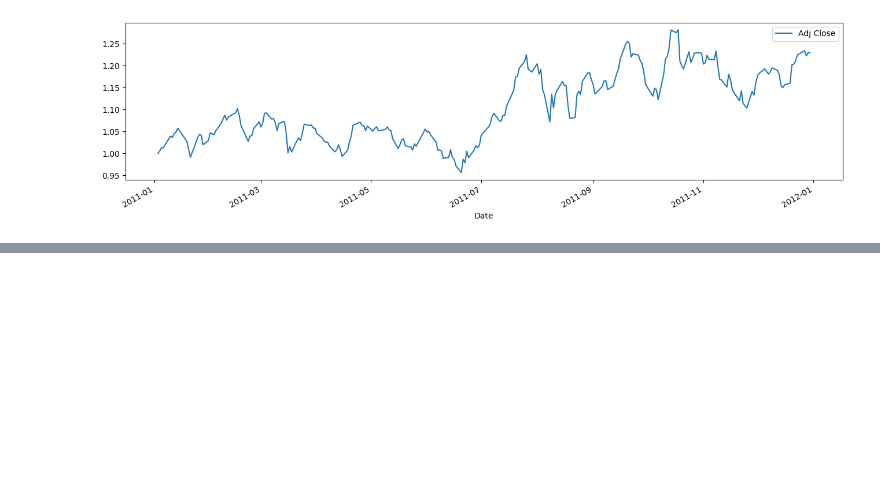
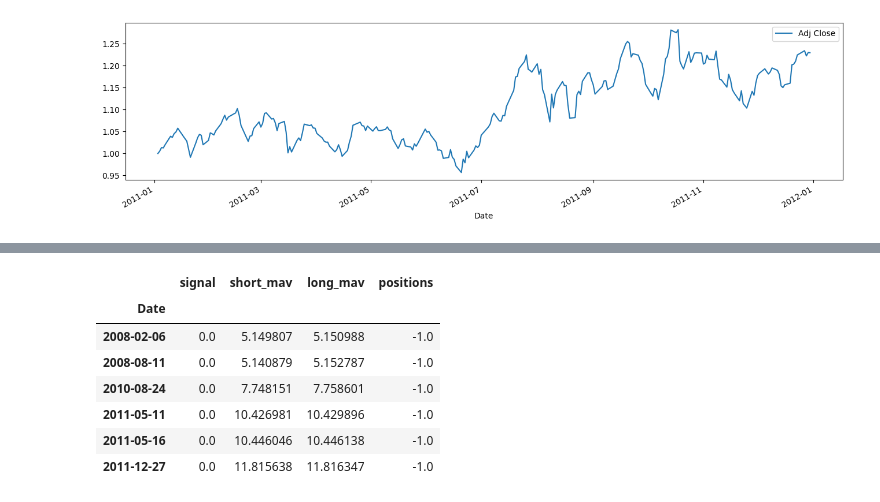
Before and after one commit to AnvarShagvaleev/StockStackReview, a Jupyter notebook: main.ipynb, the cells around one changed output, grey strips where cells are left out. Cells and saved outputs as stored; diff of their text form; code cells hidden in the pictures; blank space fills up the shorter version.

```diff
--- a/main.ipynb
+++ b/main.ipynb
@@ -357,0 +456,29 @@ plt.show()
+# %%
+aapl = pdr.get_data_yahoo(
+    'AAPL',
+    start=datetime.datetime(2006, 10, 1),
+    end=datetime.datetime(2012, 1, 1)
+)
+
+# Задаем короткую и длинную с.с.
+short_sma = 40
+long_sma = 100
+
+# Создаем новый датафрем где будем прописывать данные сигнала
+signal_df = pd.DataFrame(index=aapl.index)
+signal_df['signal'] = 0.0
+
+signal_df['short_mav'] = aapl['Adj Close'].rolling(window=short_sma,min_periods=1, center=False).mean()
+signal_df['long_mav'] = aapl['Adj Close'].rolling(window=long_sma, min_periods=1, center=False).mean()
+signal_df['signal'][short_sma:] = np.where(signal_df['short_mav'][short_sma:] > signal_df['long_mav'][short_sma:], 1.0, 0.0)
+signal_df['positions'] = signal_df['signal'].diff()
+signal_df[signal_df['positions'] == -1.0]
+# %% [output]
+|  | signal | short_mav | long_mav | positions |
+| Date |  |  |  |  |
+| 2008-02-06 | 0.0 | 5.149807 | 5.150988 | -1.0 |
+| 2008-08-11 | 0.0 | 5.140879 | 5.152787 | -1.0 |
+| 2010-08-24 | 0.0 | 7.748151 | 7.758601 | -1.0 |
+| 2011-05-11 | 0.0 | 10.426981 | 10.429896 | -1.0 |
+| 2011-05-16 | 0.0 | 10.446046 | 10.446138 | -1.0 |
+| 2011-12-27 | 0.0 | 11.815638 | 11.816347 | -1.0 |
```
Also changed, not shown: parts of 10 cells of this notebook.
